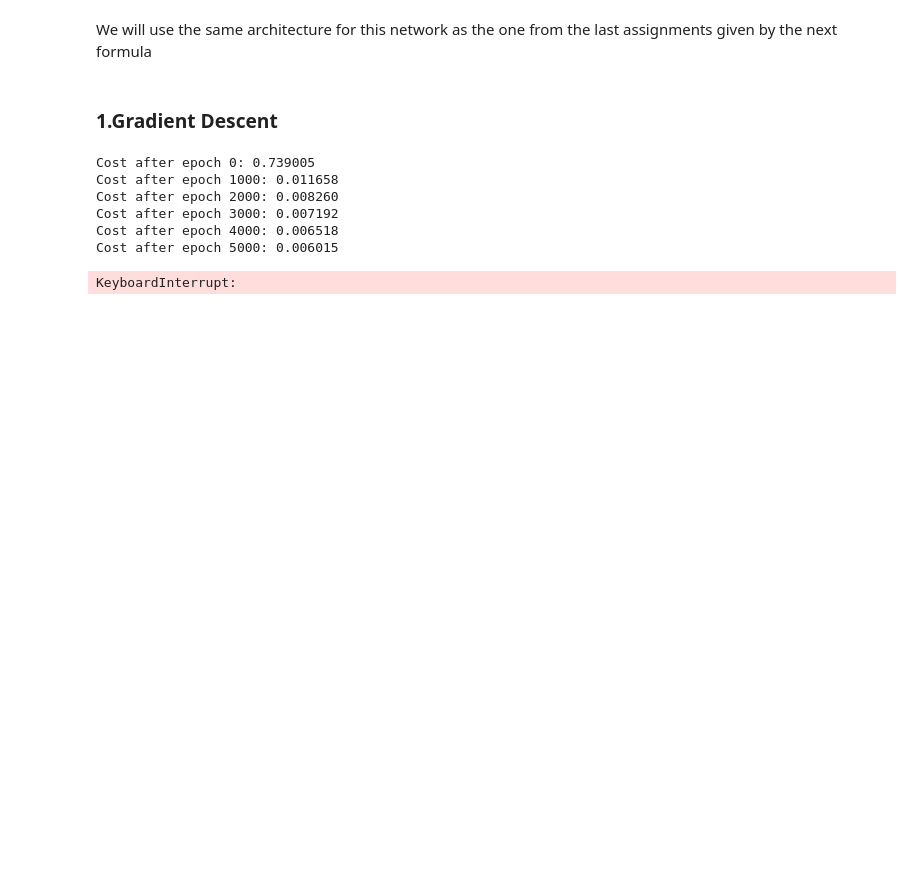
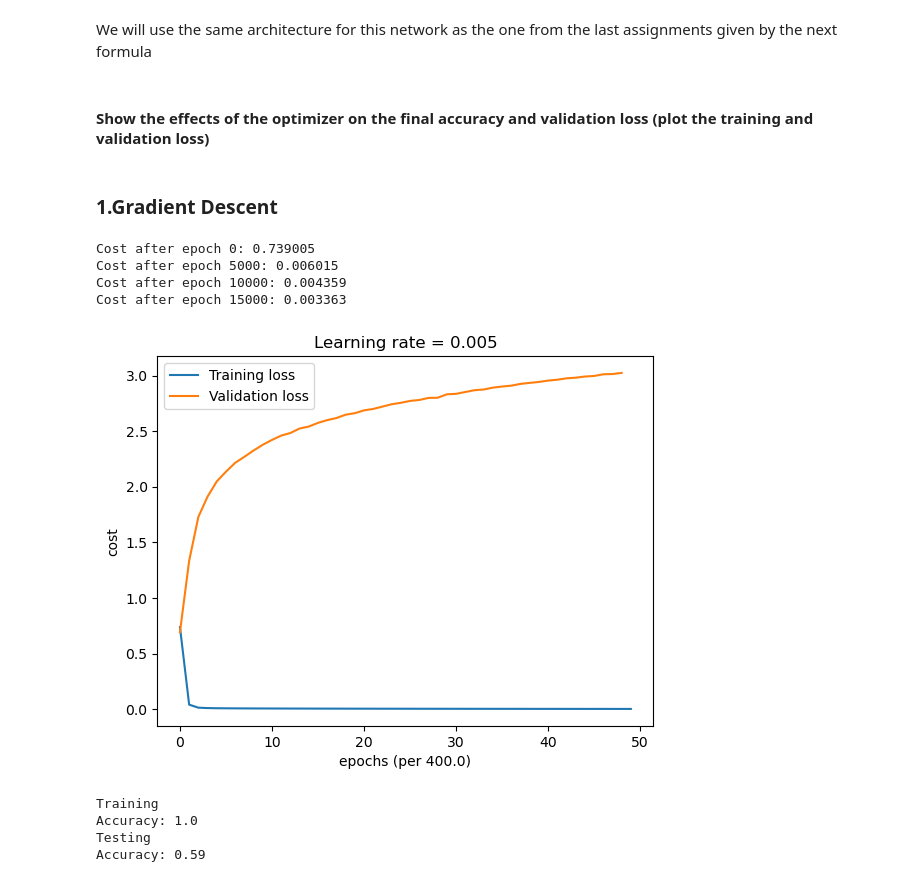
Before and after one commit to LosPadrinosMemens/Assignment5-OptmizationLearningRateSchedulers, a Jupyter notebook: Own_optimization.ipynb, the cells around one changed output. Saved outputs shown, nothing was run; the diff lists cells and outputs as text; code cells hidden in the pictures; blank space fills up the shorter version.

```diff
--- a/Own_optimization.ipynb
+++ b/Own_optimization.ipynb
@@ -104,15 +105,25 @@ We will use the same architecture for this network as the one from the last assi
 # layers_dims = [X.shape[0], 20, 3, 1]
 
 layers_dims = [train_set_x.shape[0], 20, 3, 1]
+# %% [markdown]
+#### Show the effects of the optimizer on the final accuracy and validation loss (plot the training and validation loss)
 # %% [markdown]
 ### 1.Gradient Descent
 # %%
-model(train_set_x, train_set_y, layers_dims, "gd", learning_rate = 0.005, num_epochs = 20000)
+parameters_gd = model(train_set_x, train_set_y, final_tuning_X, final_tuning_Y, layers_dims, "gd", learning_rate = 0.005)
 # %% [output]
 Cost after epoch 0: 0.739005
-Cost after epoch 1000: 0.011658
-Cost after epoch 2000: 0.008260
-Cost after epoch 3000: 0.007192
-Cost after epoch 4000: 0.006518
 Cost after epoch 5000: 0.006015
+Cost after epoch 10000: 0.004359
+Cost after epoch 15000: 0.003363
-KeyboardInterrupt:
+[figure, added]
+# %%
+print("Training")
+predictions = predict(train_set_x, train_set_y, parameters_gd)
+print("Testing")
+predictions = predict(final_test_X, final_test_Y, parameters_gd)
+# %% [output]
+Training
+Accuracy: 1.0
+Testing
+Accuracy: 0.59
```
Also changed, not shown: parts of 30 cells of this notebook, 2 other files.
